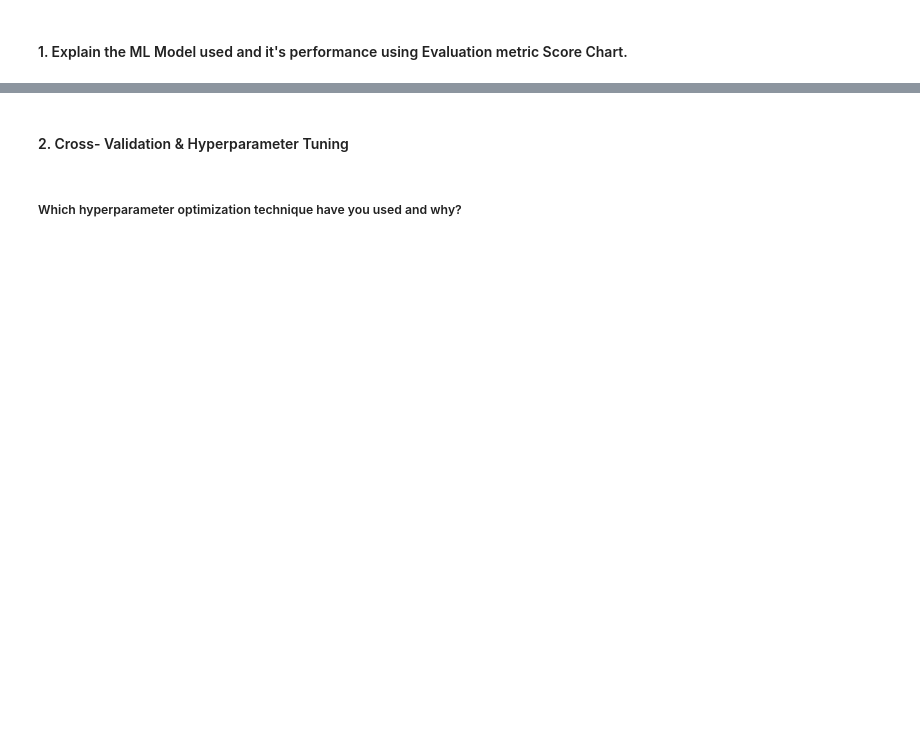
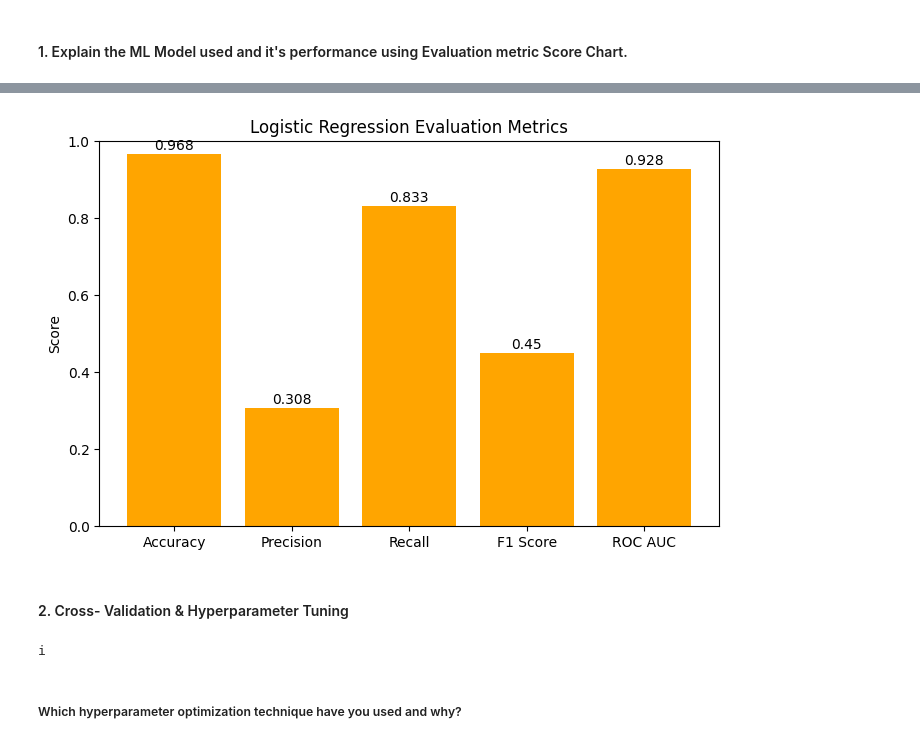
Before and after one commit to Sagarjain93/Machine-Learning-Portfolio, a Jupyter notebook: 03_ML_Practice/Tata_Steel_Machine_Failure_Prediction/02_notebooks/03_machine_learning.ipynb, the cells around one changed output, grey strips where cells are left out. Drawn from its saved outputs; the diff is of its cells as text; code cells hidden in the pictures; blank space fills up the shorter version.

```diff
--- a/03_ML_Practice/Tata_Steel_Machine_Failure_Prediction/02_notebooks/03_machine_learning.ipynb
+++ b/03_ML_Practice/Tata_Steel_Machine_Failure_Prediction/02_notebooks/03_machine_learning.ipynb
@@ -1855,6 +1896,23 @@ Answer Here.
 # %%
 # ML Model - 1 Implementation
 
+log_model = LogisticRegression(random_state=42)
+
 # Fit the Algorithm
+log_model.fit(X_train_balanced, y_train_balanced)
 
 # Predict on the model
+y_pred = log_model.predict(X_val)
+y_pred_proba = log_model.predict_proba(X_val)[:,1]
+# %%
+accuracy = accuracy_score(y_val, y_pred)
+precision = precision_score(y_val, y_pred)
+recall = recall_score(y_val, y_pred)
+f1 = f1_score(y_val, y_pred)
+roc_auc = roc_auc_score(y_val, y_pred_proba)
+
+print("Accuracy:", accuracy)
+print("Precision:", precision)
+print("Recall:", recall)
+print("F1 Score:", f1)
+print("ROC AUC:", roc_auc)
@@ -1865,5 +1949,27 @@ Answer Here.
+# %%
+# Visualizing evaluation Metric Score chart
+
+metrics = ['Accuracy', 'Precision', 'Recall', 'F1 Score', 'ROC AUC']
+scores = [accuracy, precision, recall, f1, roc_auc]
+
+plt.figure(figsize=(8,5))
+plt.bar(metrics, scores, color='orange')
+
+for i, v in enumerate(scores):
+    plt.text(i, v + 0.01, round(v,3), ha='center')
+
+plt.ylim(0,1)
+plt.title("Logistic Regression Evaluation Metrics")
+plt.ylabel("Score")
+plt.show()
+# %% [output]
+[figure, added]
 # %% [markdown]
 #### 2. Cross- Validation & Hyperparameter Tuning
+# %%
+print("i")
+# %% [output]
+i
 # %%
 # ML Model - 1 Implementation with hyperparameter optimization techniques (i.e., GridSearch CV, RandomSearch CV, Bayesian Optimization etc.)
 
```
Also changed, not shown: parts of 18 cells of this notebook.
